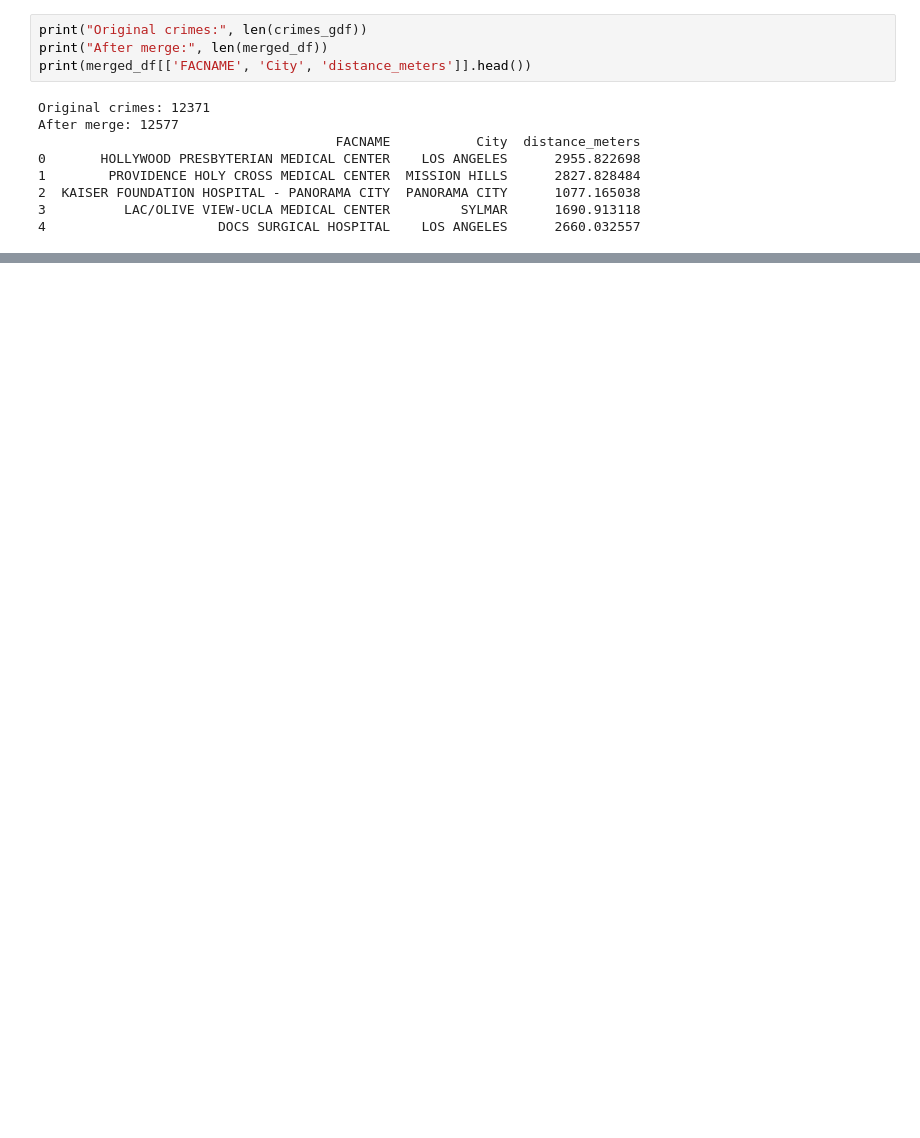
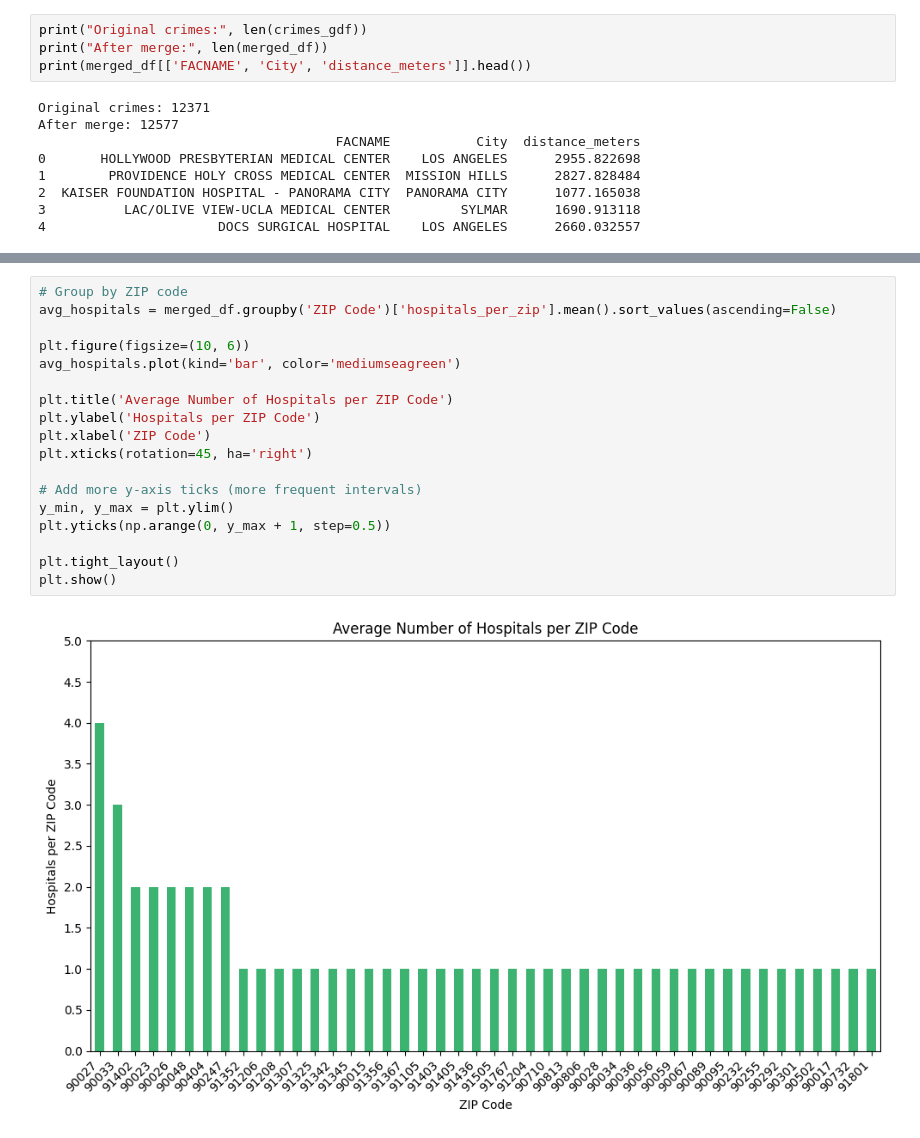
Before and after one commit to emilynnguyen1/Violent-Sexual-Crimes, a Jupyter notebook: notebooks/Hospital-Data-Integration-Cleaning.ipynb, the cells around one changed output, grey strips where cells are left out. Drawn from its saved outputs; the diff is of its cells as text; blank space fills up the shorter version.

```diff
--- a/notebooks/Hospital-Data-Integration-Cleaning.ipynb
+++ b/notebooks/Hospital-Data-Integration-Cleaning.ipynb
@@ -399,0 +472,20 @@ dtype: int64
+# %%
+# Group by ZIP code
+avg_hospitals = merged_df.groupby('ZIP Code')['hospitals_per_zip'].mean().sort_values(ascending=False)
+
+plt.figure(figsize=(10, 6))
+avg_hospitals.plot(kind='bar', color='mediumseagreen')
+
+plt.title('Average Number of Hospitals per ZIP Code')
+plt.ylabel('Hospitals per ZIP Code')
+plt.xlabel('ZIP Code')
+plt.xticks(rotation=45, ha='right')
+
+# Add more y-axis ticks (more frequent intervals)
+y_min, y_max = plt.ylim()
+plt.yticks(np.arange(0, y_max + 1, step=0.5))
+
+plt.tight_layout()
+plt.show()
+# %% [output]
+[figure, added]
```
Also changed, not shown: parts of 22 cells of this notebook, 1 other file.
